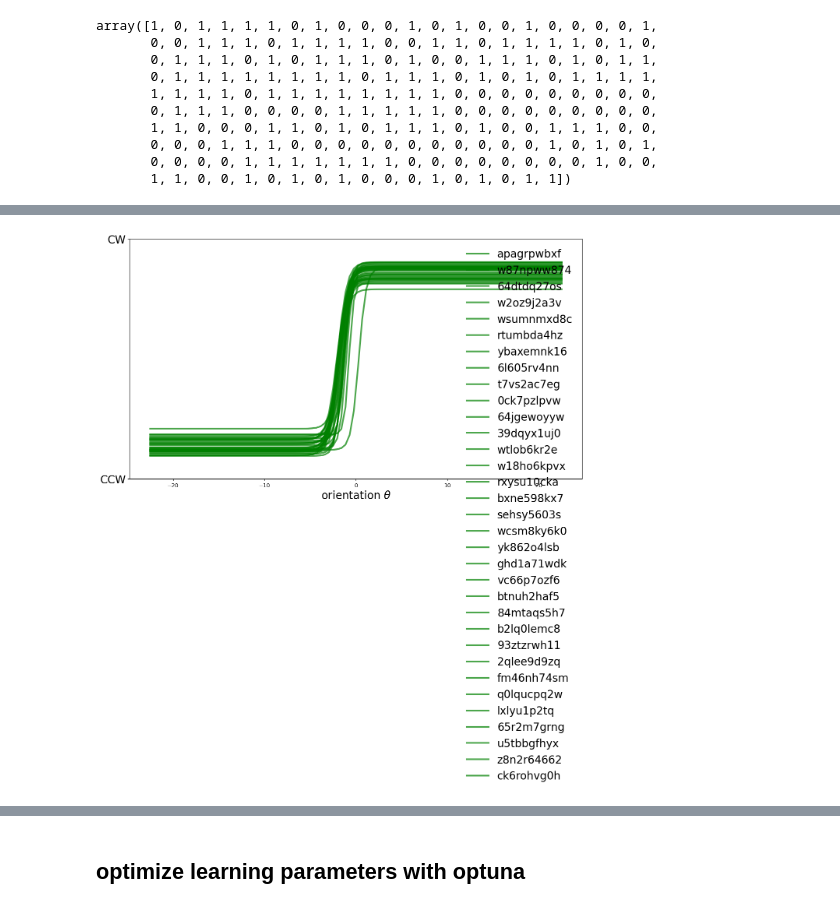
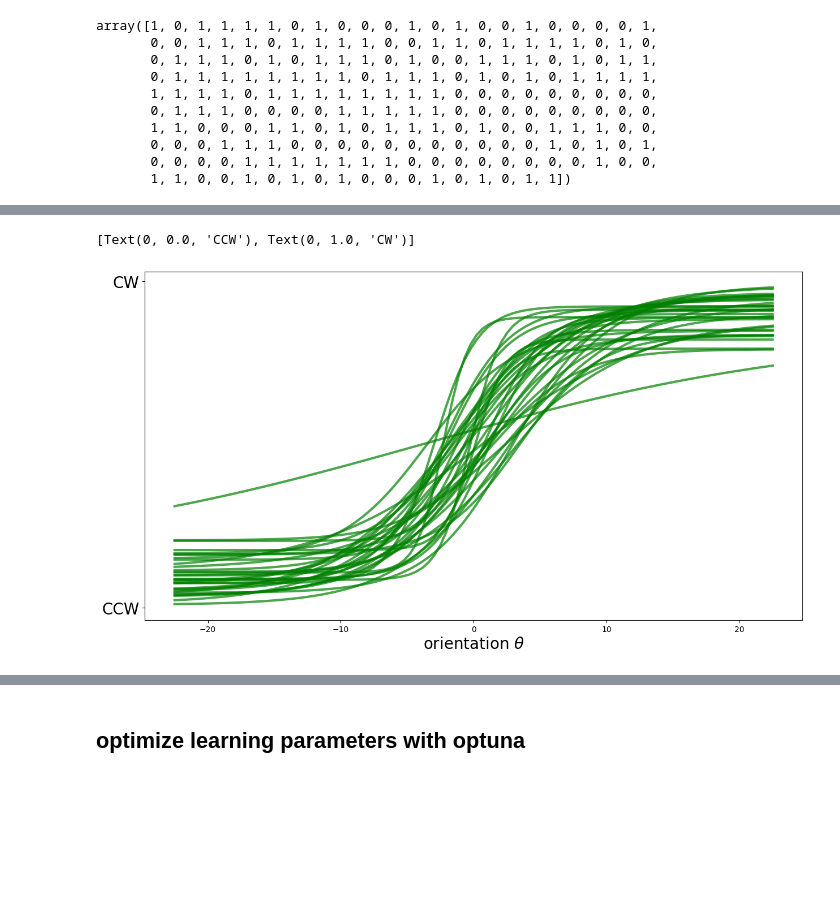
Before and after one commit to laurentperrinet/OEiL_OrientationPrecision, a Jupyter notebook: experiment1.ipynb, the cells around one changed output, grey strips where cells are left out. Cells and saved outputs as stored; diff of their text form; code cells hidden in the pictures; blank space fills up the shorter version.

```diff
--- a/experiment1.ipynb
+++ b/experiment1.ipynb
@@ -578,23 +578,22 @@ from torch.utils.data import TensorDataset, DataLoader
 criterion = torch.nn.BCELoss(reduction="mean")
 
 class LogisticRegressionModel(torch.nn.Module):
-    def __init__(self, bias=True, logit0=-2, theta0=0, log_wt=torch.log(0.1*torch.ones(1))):
+    def __init__(self, bias=True, logit0=-2, theta0=0, log_wt=torch.log(0.1*torch.ones(1)), frozen_theta0=False):
         super(LogisticRegressionModel, self).__init__()
-        #self.linear = torch.nn.Linear(1, 1, bias=bias)
         self.theta0 = torch.nn.Parameter(theta0 * torch.ones(1))
+        if frozen_theta0: self.theta0.requires_grad = False
+        self.logit0 = torch.nn.Parameter(logit0 * torch.ones(1))
         self.logit0 = torch.nn.Parameter(logit0 * torch.ones(1))
         self.log_wt = torch.nn.Parameter(log_wt * torch.ones(1))
 
     def forward(self, theta):
         p0 = torch.sigmoid(self.logit0)
-        #out = p0 / 2 + (1 - p0) * torch.sigmoid(self.linear(theta))
-        out = p0 / 2 + (1 - p0) * torch.sigmoid((theta-self.theta0 )/torch.exp(self.log_wt))
+        out = p0 / 2 + (1 - p0) * torch.sigmoid((theta-self.theta0)/torch.exp(self.log_wt))
         return out
 
-learning_rate = 0.005
-etab1, etab2 = 0.1, 0.001
-# beta1, beta2 = 0.9, 0.999
-# betas = (beta1, beta2)
+
+learning_rate = 0.02
+etab1, etab2 = 0.02, 0.001
 num_epochs = 2 ** 9 + 1
 batch_size = 256
 amsgrad = False # gives similar results
@@ -602,13 +601,15 @@ amsgrad = True  # gives similar results
 logit0 = -2
 log_wt = 0.1
 theta0 = 0
+frozen_theta0 = False
 
 def fit_data(
     theta,
     y,
     logit0=-2, log_wt=0.1, theta0=0,
     learning_rate=learning_rate,
-    batch_size=batch_size,  # gamma=gamma,
+    batch_size=batch_size,
+    amsgrad=amsgrad, frozen_theta0=frozen_theta0,
     num_epochs=num_epochs,
     etab1=etab2, etab2=etab2,
     verbose=False
@@ -621,7 +622,7 @@ def fit_data(
 
     device = torch.device("cuda" if torch.cuda.is_available() else "cpu")
 
-    logistic_model = LogisticRegressionModel(logit0=logit0, log_wt=log_wt, theta0=theta0)
+    logistic_model = LogisticRegressionModel(logit0=logit0, log_wt=log_wt, theta0=theta0, frozen_theta0=frozen_theta0)
     logistic_model = logistic_model.to(device)
     logistic_model.train()
     optimizer = torch.optim.Adam(
@@ -641,7 +642,7 @@ def fit_data(
             losses.append(loss.item())
 
         if verbose and (epoch % (num_epochs // 32) == 0):
-            print(f"Iteration: {epoch} - Loss: {np.sum(losses)/len(theta):.5f}")
+            print(f"Iteration: {epoch} - Loss: {np.sum(losses)/len(theta):.3e}")
 
     logistic_model.eval()
     Theta, labels = torch.Tensor(theta[:, None]), torch.Tensor(y[:, None])
@@ -689,11 +690,10 @@ for fname in filenames_valid:
     # create the dataframe
     df = pd.read_json(fname)
     df_data = df[df['trial_type']=='image-swipe-response'][['trial_index', 'stimulus', 'swipe_response', 'keyboard_response', 'rt', 'response_source']]
-    df_data = df_data.reset_index(drop=True)
-
+    # df_data = df_data.reset_index(drop=True)
     y = np.array(((df_data['swipe_response'] == 'right') + (df_data['keyboard_response'] == 'arrowright')))*1
 
-    logistic_model, loss = fit_data(theta, y, verbose=False)
+    logistic_model, loss = fit_data(theta, y, frozen_theta0=False, verbose=False)
     print(f"for {session}, training loss = {loss:.3e} - bias {logistic_model.theta0.item():.3f}°, p0 = {torch.sigmoid(logistic_model.logit0).item():.3f}, slope = {torch.exp(logistic_model.log_wt).item():.3f}")
 
     y_values = logistic_model(torch.Tensor(x_values)).detach().numpy()
@@ -702,5 +702,5 @@ for fname in filenames_valid:
 ax.set_xlabel(r"orientation $\theta$", fontsize=20)
 ax.set_yticks([0.0, 1.0])
 ax.set_yticklabels(["CCW", "CW"], fontsize=20)
-plt.legend(fontsize=20, frameon=False, scatterpoints=6);
+# plt.legend(fontsize=20, frameon=False, scatterpoints=6);
 # %% [output]
@@ -724 +724,2 @@ for ck6rohvg0h, training loss = 2.507e-03 - bias -1.682°, p0 = 0.344, slope = 0
+[Text(0, 0.0, 'CCW'), Text(0, 1.0, 'CW')]
-[figure, old version]
+[figure, new version]
```
Also changed, not shown: parts of 6 cells of this notebook.
